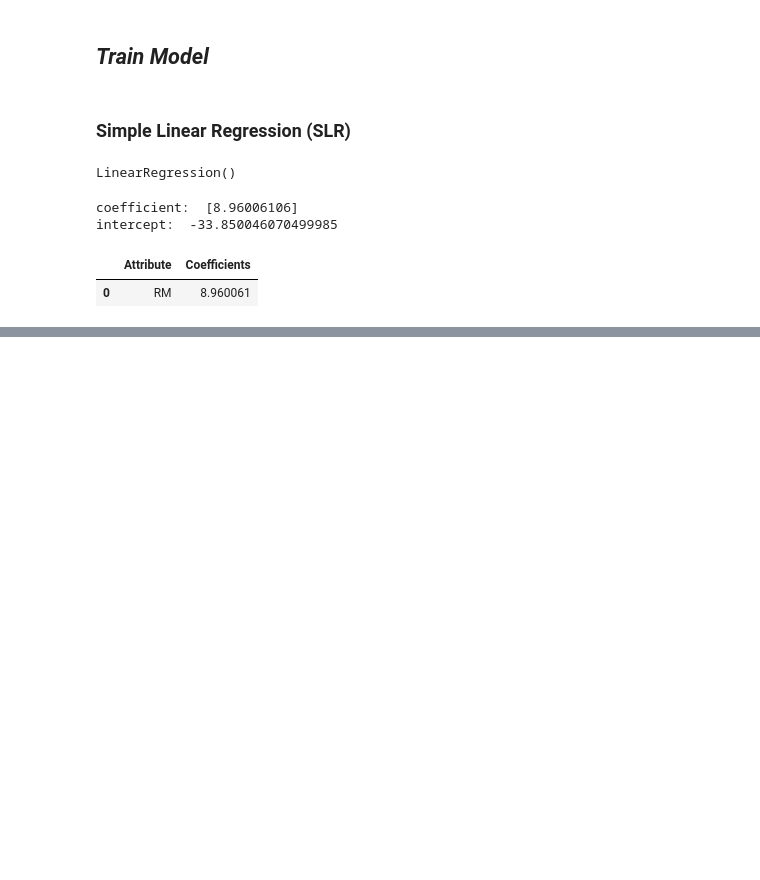
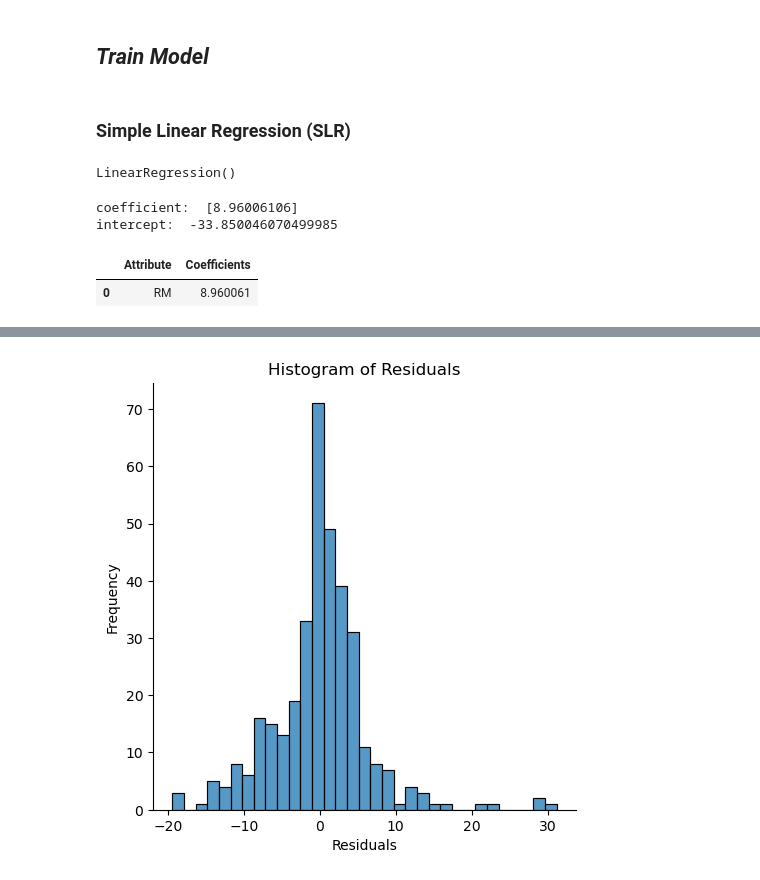
Before and after one commit to amirhosein-ziaei/Machine_Learning_Course, a Jupyter notebook: Linear_Regression/Linear_Regression_Multi_Variables.ipynb, the cells around one changed output, grey strips where cells are left out. Cells and saved outputs as stored; diff of their text form; code cells hidden in the pictures; blank space fills up the shorter version.

```diff
--- a/Linear_Regression/Linear_Regression_Multi_Variables.ipynb
+++ b/Linear_Regression/Linear_Regression_Multi_Variables.ipynb
@@ -238,0 +265,8 @@ coeffcients
+# %%
+sns.displot(y_train-y_pred)
+plt.title("Histogram of Residuals")
+plt.xlabel("Residuals")
+plt.ylabel("Frequency")
+plt.show()
+# %% [output]
+[figure, added]
```
Also changed, not shown: parts of 5 cells of this notebook.
